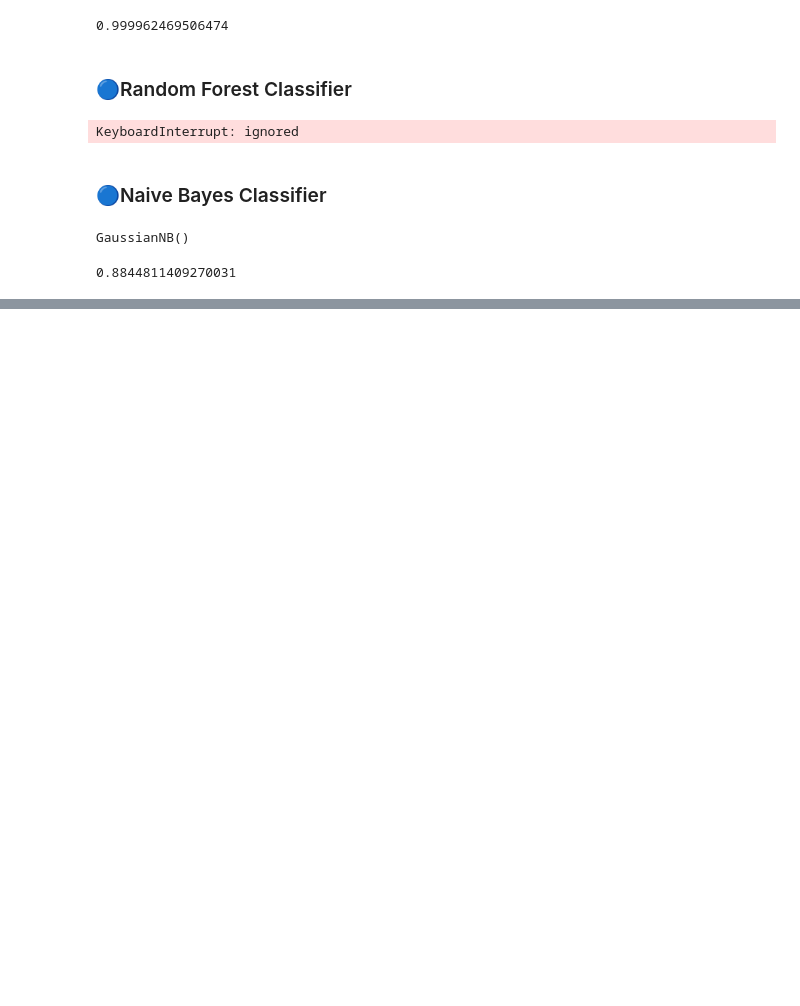
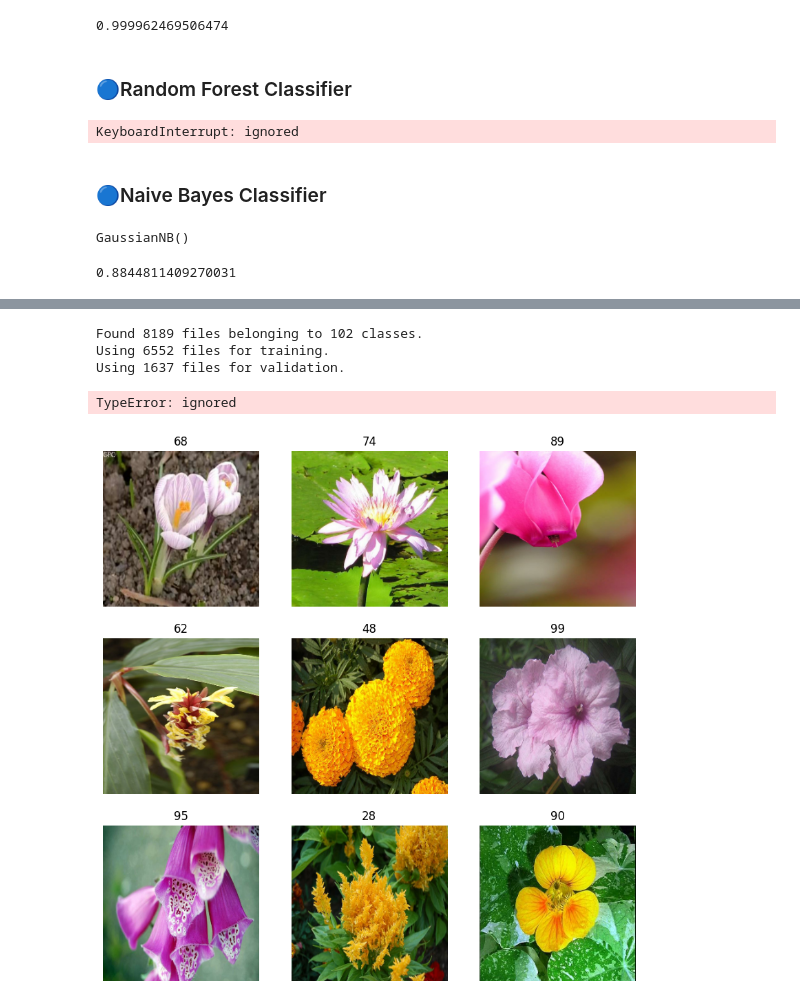
Before and after one commit to SaeedARV/Image-Similarity, a Jupyter notebook: Roshan_ImageSimilarity.ipynb, the cells around one changed output, grey strips where cells are left out. Cells and saved outputs as stored; diff of their text form; code cells hidden in the pictures; blank space fills up the shorter version.

```diff
--- a/Roshan_ImageSimilarity.ipynb
+++ b/Roshan_ImageSimilarity.ipynb
@@ -419,0 +437,20 @@ acc
+# %%
+# Set the path to the image folder
+image_folder = '/content/drive/MyDrive/dataset/102flowers/jpg'
+
+# Set the desired image size
+image_size = (256, 256)
+
+# Create an empty list to store the images
+images = []
+
+# Iterate over the files in the image folder
+for filename in tqdm(os.listdir(image_folder)):
+    if filename.endswith('.jpg'):
+        # Open the image and convert to a numpy array
+        with Image.open(os.path.join(image_folder, filename)) as img:
+            img_resized = img.resize(image_size)
+            img_array = np.array(img_resized)
+
+        # Append the image array to the images list
+        images.append(img_array)
@@ -419,0 +502,2 @@ acc
+# %%
+labels = pd.read_csv('/content/drive/MyDrive/dataset/imagelabels.csv', index_col=0)['labels']
@@ -419,0 +507,29 @@ acc
+# %%
+train_ds, val_ds = tf.keras.utils.image_dataset_from_directory(
+    "/content/drive/MyDrive/dataset/102flowers",
+    validation_split=0.2,
+    labels=labels.to_numpy().tolist(),
+    label_mode='int',
+    subset="both",
+    seed=1337,
+    image_size=(256, 256),
+    batch_size=32,
+)
+# %% [output]
+Found 8189 files belonging to 102 classes.
+Using 6552 files for training.
+Using 1637 files for validation.
+# %%
+train_ds.take(1)[0]
+# %% [output]
+TypeError: ignored
+# %%
+plt.figure(figsize=(10, 10))
+for images, labels in train_ds.take(1):
+  for i in range(9):
+    ax = plt.subplot(3, 3, i + 1)
+    plt.imshow(images[i].numpy().astype("uint8"))
+    plt.title(train_ds.class_names[labels[i]])
+    plt.axis("off")
+# %% [output]
+[figure, added]
```
Also changed, not shown: parts of 31 cells of this notebook.
